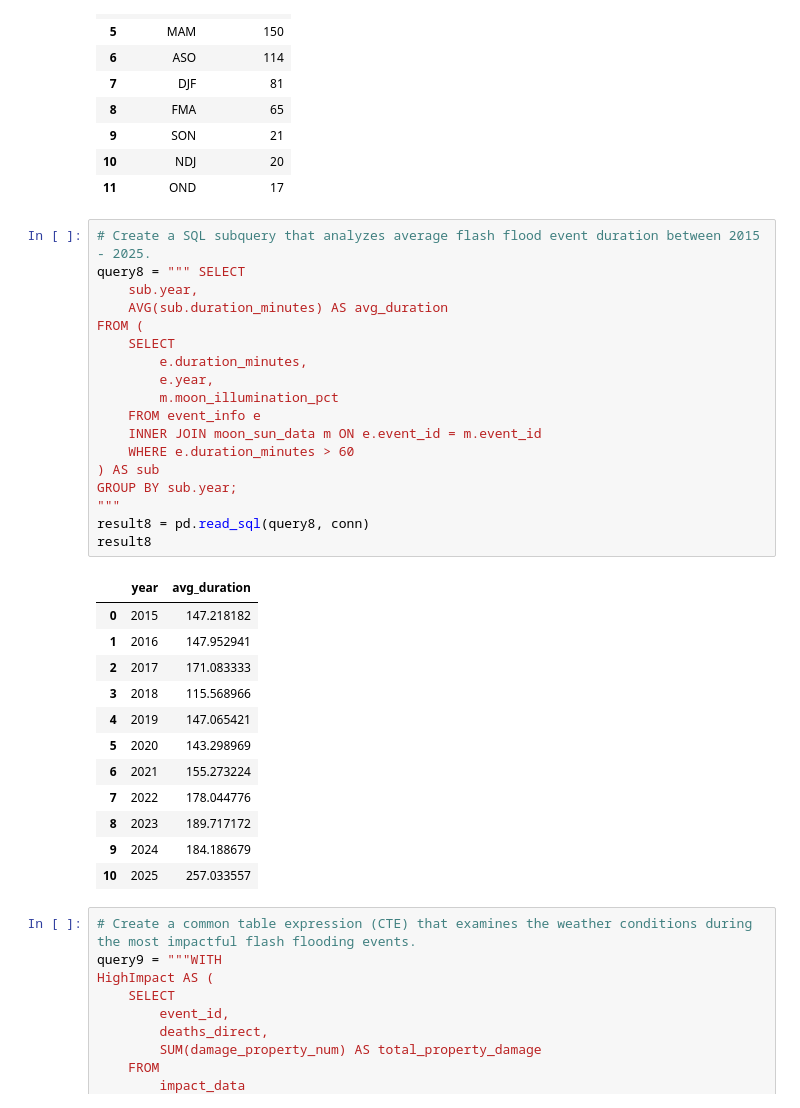
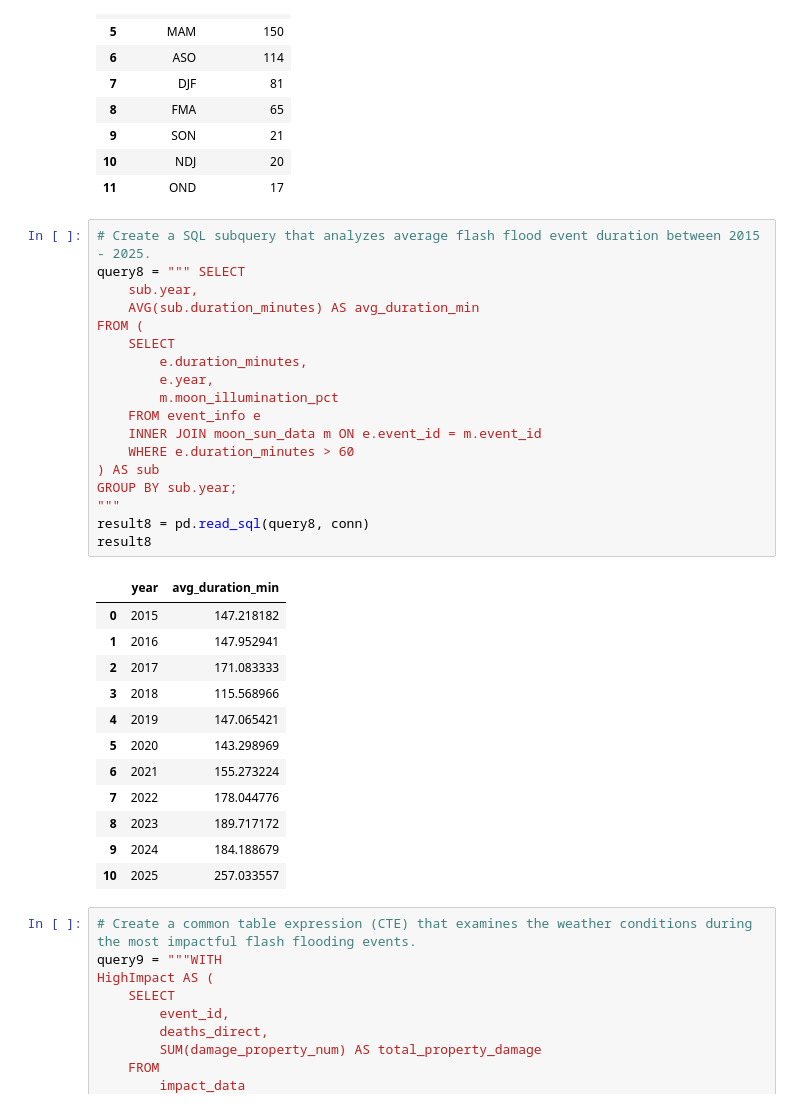
Before and after one commit to ashleyadehart/flash_floods_ky_2015_2025, a Jupyter notebook: notebooks/flash_floods_ky_2015_2025.ipynb, the cells around one changed output. Cells and saved outputs as stored; diff of their text form.

```diff
--- a/notebooks/flash_floods_ky_2015_2025.ipynb
+++ b/notebooks/flash_floods_ky_2015_2025.ipynb
@@ -1504,23 +1504,23 @@ result7
 # %%
 # Create a SQL subquery that analyzes average flash flood event duration between 2015 - 2025.
 query8 = """ SELECT
     sub.year,
-    AVG(sub.duration_minutes) AS avg_duration
+    AVG(sub.duration_minutes) AS avg_duration_min
 FROM (
     SELECT
         e.duration_minutes,
         e.year,
         m.moon_illumination_pct
     FROM event_info e
     INNER JOIN moon_sun_data m ON e.event_id = m.event_id
     WHERE e.duration_minutes > 60
 ) AS sub
 GROUP BY sub.year;
 """
 result8 = pd.read_sql(query8, conn)
 result8
 # %% [output]
-|  | year | avg_duration |
+|  | year | avg_duration_min |
 | 0 | 2015 | 147.218182 |
 | 1 | 2016 | 147.952941 |
 | 2 | 2017 | 171.083333 |
```
Also changed, not shown: parts of 5 cells of this notebook, 1 other file.
